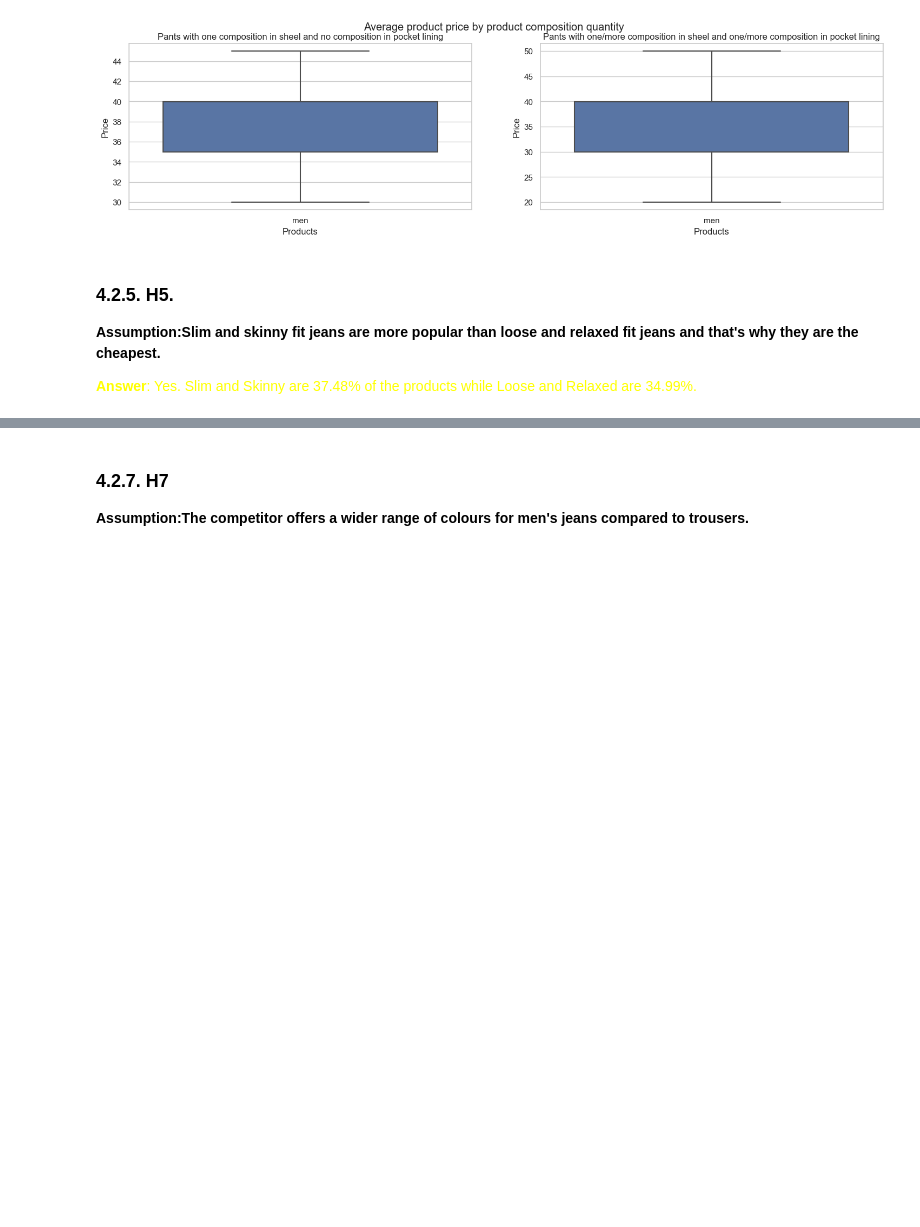
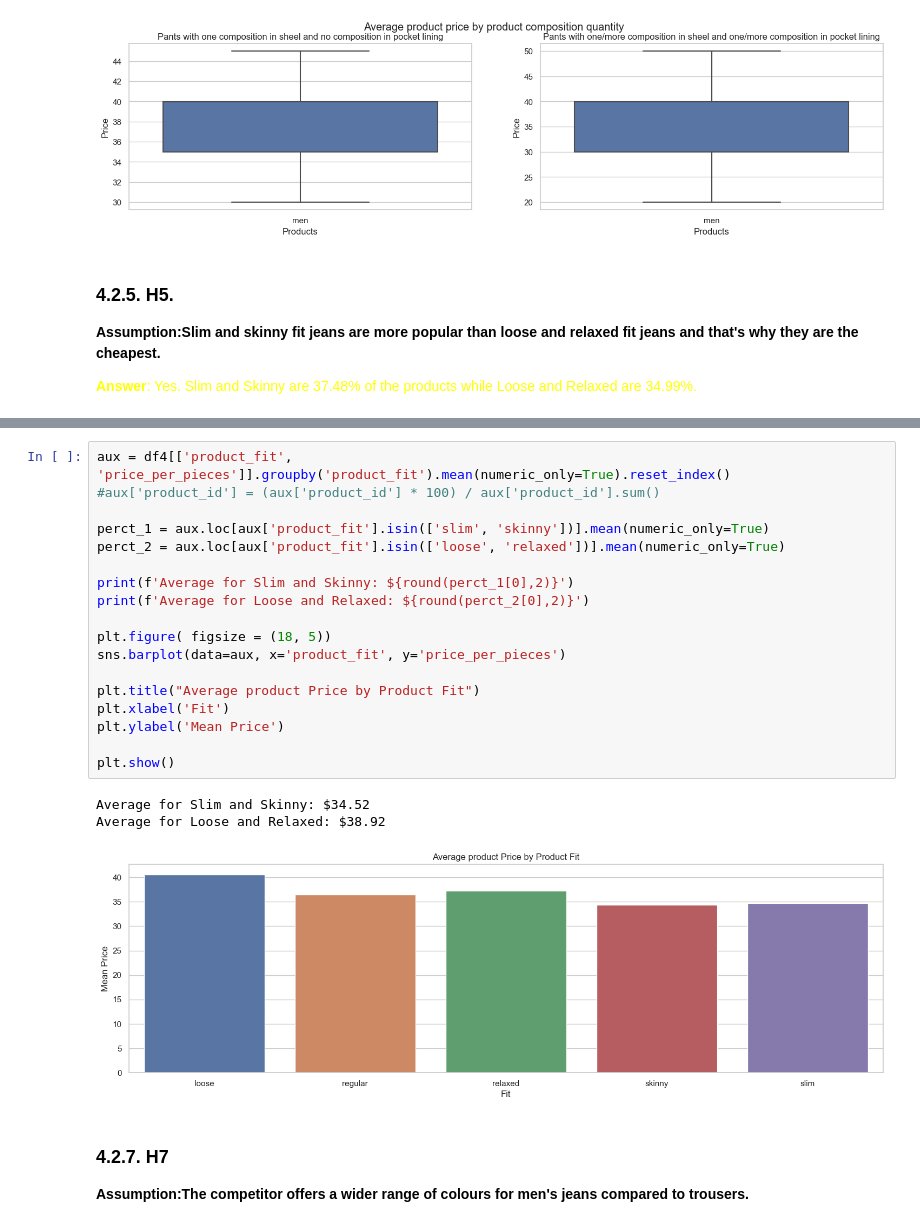
Before and after one commit to luanjesus/star_jeans_webscraping, a Jupyter notebook: eda.ipynb, the cells around one changed output, grey strips where cells are left out. Drawn from its saved outputs; the diff is of its cells as text; blank space fills up the shorter version.

```diff
--- a/eda.ipynb
+++ b/eda.ipynb
@@ -570,3 +579,25 @@ Percentage to Loose and Relaxed: 34.99%
+# %%
+aux = df4[['product_fit', 'price_per_pieces']].groupby('product_fit').mean(numeric_only=True).reset_index()
+#aux['product_id'] = (aux['product_id'] * 100) / aux['product_id'].sum()
+
+perct_1 = aux.loc[aux['product_fit'].isin(['slim', 'skinny'])].mean(numeric_only=True)
+perct_2 = aux.loc[aux['product_fit'].isin(['loose', 'relaxed'])].mean(numeric_only=True)
+
+print(f'Average for Slim and Skinny: ${round(perct_1[0],2)}')
+print(f'Average for Loose and Relaxed: ${round(perct_2[0],2)}')
+
+plt.figure( figsize = (18, 5))
+sns.barplot(data=aux, x='product_fit', y='price_per_pieces')
+
+plt.title("Average product Price by Product Fit")
+plt.xlabel('Fit')
+plt.ylabel('Mean Price')
+
+plt.show()
+# %% [output]
+Average for Slim and Skinny: $34.52
+Average for Loose and Relaxed: $38.92
+[figure, added]
 # %% [markdown]
 ### 4.2.7. H7
 **Assumption:The competitor offers a wider range of colours for men's jeans compared to trousers.**
```
Also changed, not shown: parts of 4 cells of this notebook.
